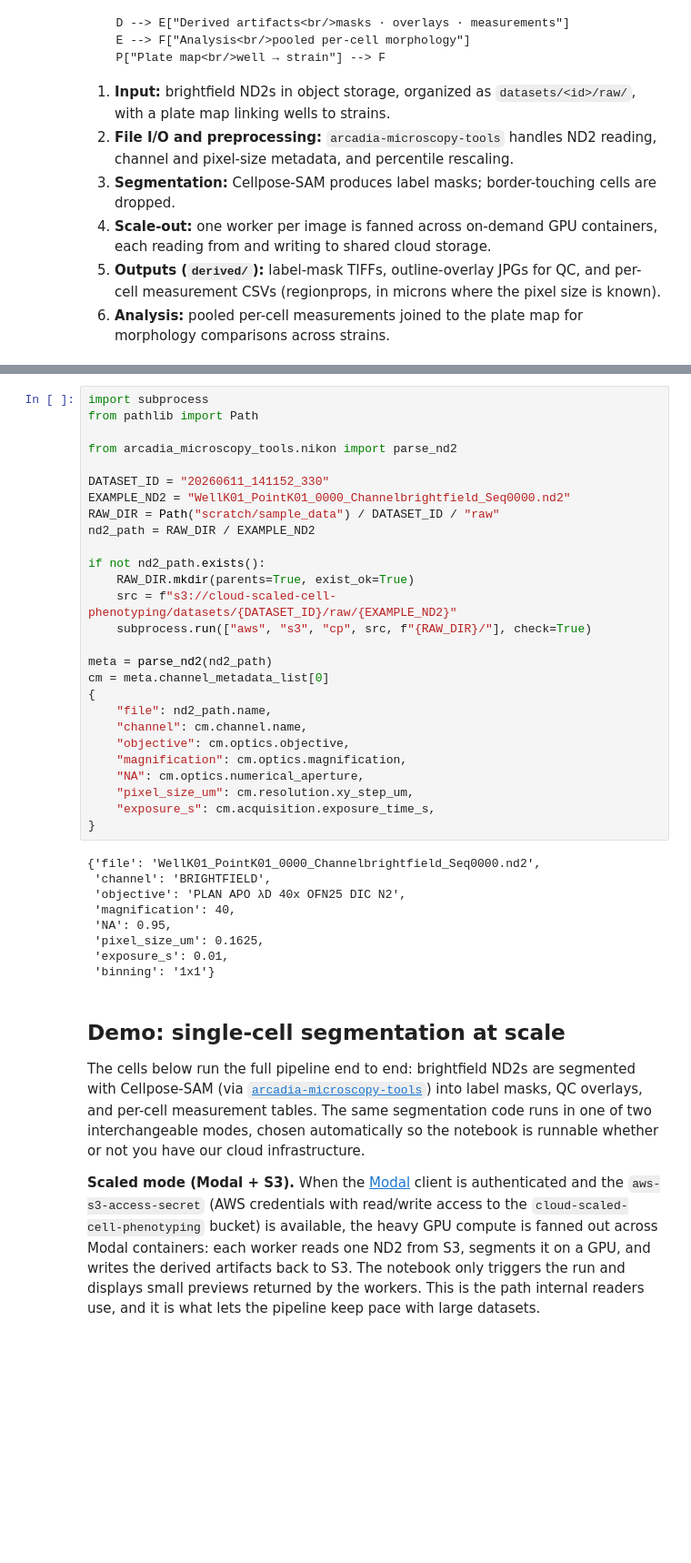
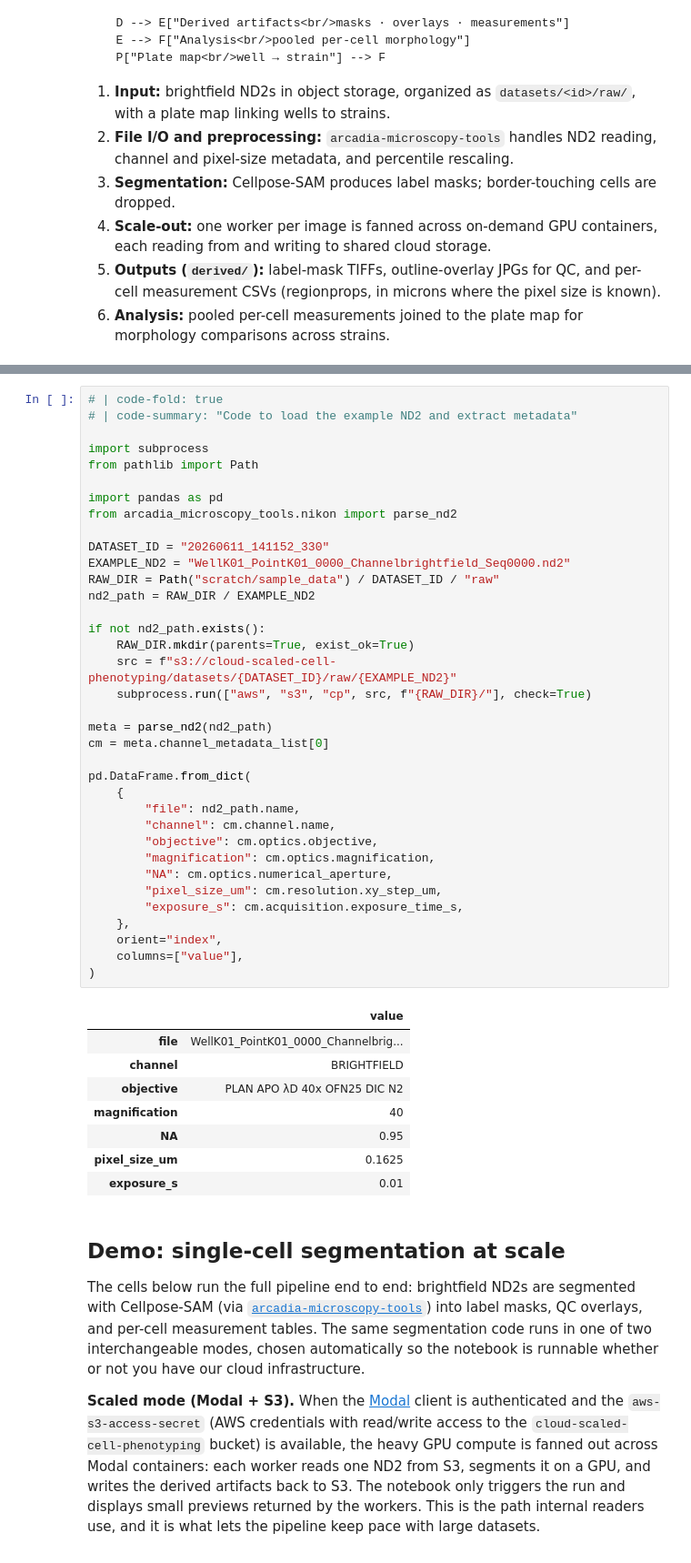
Before and after one commit to Arcadia-Science/cloud-scaled-cell-phenotyping, a Jupyter notebook: index.ipynb, the cells around one changed output, grey strips where cells are left out. Shown at 91% size. Drawn from its saved outputs; the diff is of its cells as text; blank space fills up the shorter version.

Commit message:
Revamp example dataset section
- rename to two-species yeast panel
- nice loading and extracting of metadata from one sample file

```diff
--- a/index.ipynb
+++ b/index.ipynb
@@ -65,39 +67,48 @@ NIS filenames encode the well and channel (`WellK01_PointK01_0000_Channelbrightf
 # %%
+# | code-fold: true
+# | code-summary: "Code to load the example ND2 and extract metadata"
+
 import subprocess
 from pathlib import Path
 
+import pandas as pd
 from arcadia_microscopy_tools.nikon import parse_nd2
 
 DATASET_ID = "20260611_141152_330"
 EXAMPLE_ND2 = "WellK01_PointK01_0000_Channelbrightfield_Seq0000.nd2"
 RAW_DIR = Path("scratch/sample_data") / DATASET_ID / "raw"
 nd2_path = RAW_DIR / EXAMPLE_ND2
 
 if not nd2_path.exists():
     RAW_DIR.mkdir(parents=True, exist_ok=True)
     src = f"s3://cloud-scaled-cell-phenotyping/datasets/{DATASET_ID}/raw/{EXAMPLE_ND2}"
     subprocess.run(["aws", "s3", "cp", src, f"{RAW_DIR}/"], check=True)
 
 meta = parse_nd2(nd2_path)
 cm = meta.channel_metadata_list[0]
-{
-    "file": nd2_path.name,
-    "channel": cm.channel.name,
-    "objective": cm.optics.objective,
-    "magnification": cm.optics.magnification,
-    "NA": cm.optics.numerical_aperture,
-    "pixel_size_um": cm.resolution.xy_step_um,
-    "exposure_s": cm.acquisition.exposure_time_s,
-}
+
+pd.DataFrame.from_dict(
+    {
+        "file": nd2_path.name,
+        "channel": cm.channel.name,
+        "objective": cm.optics.objective,
+        "magnification": cm.optics.magnification,
+        "NA": cm.optics.numerical_aperture,
+        "pixel_size_um": cm.resolution.xy_step_um,
+        "exposure_s": cm.acquisition.exposure_time_s,
+    },
+    orient="index",
+    columns=["value"],
+)
 # %% [output]
-{'file': 'WellK01_PointK01_0000_Channelbrightfield_Seq0000.nd2',
- 'channel': 'BRIGHTFIELD',
- 'objective': 'PLAN APO λD 40x OFN25 DIC N2',
- 'magnification': 40,
- 'NA': 0.95,
- 'pixel_size_um': 0.1625,
- 'exposure_s': 0.01,
- 'binning': '1x1'}
+|  | value |
+| file | WellK01_PointK01_0000_Channelbrig... |
+| channel | BRIGHTFIELD |
+| objective | PLAN APO λD 40x OFN25 DIC N2 |
+| magnification | 40 |
+| NA | 0.95 |
+| pixel_size_um | 0.1625 |
+| exposure_s | 0.01 |
 # %% [markdown]
 ## Demo: single-cell segmentation at scale
 
```
Also changed, not shown: parts of 2 cells of this notebook.
